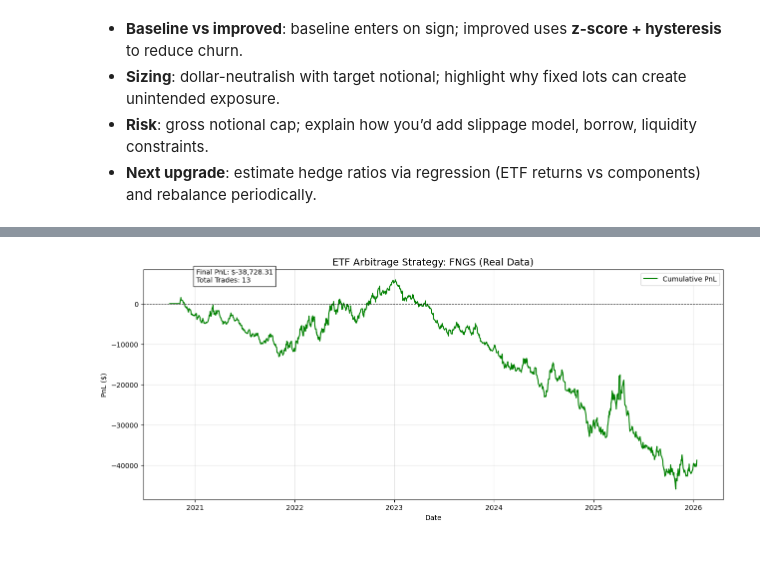
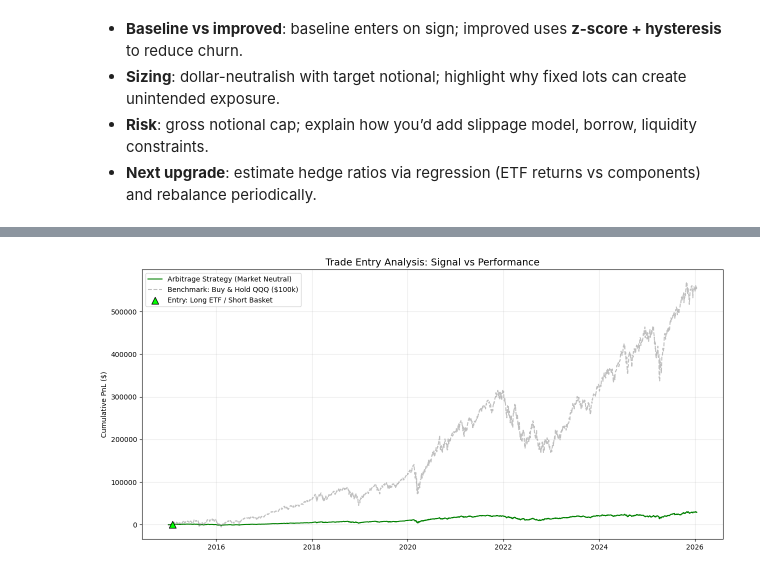
Before and after one commit to weiyuanoh/FYP, a Jupyter notebook: genk_etf_arbitrage_yfinance_demo.ipynb, the cells around one changed output, grey strips where cells are left out. Cells and saved outputs as stored; diff of their text form; code cells hidden in the pictures.

Commit message:
strategy comparisons

```diff
--- a/genk_etf_arbitrage_yfinance_demo.ipynb
+++ b/genk_etf_arbitrage_yfinance_demo.ipynb
@@ -25,8 +25,8 @@ import os
 ## 1) Download & cache data (yfinance)
 # %%
 # Configuration
-ETF_TICKER = "FNGS"  # FANG+ (proxy for 'FAANG' in the assignment)
-COMPONENTS = ['AAPL', 'META', 'GOOGL', 'AMZN', 'NFLX', 'NVDA', "AVGO", 'PLTR', 'CRWD', 'MSFT', 'NOW', "TSLA"] # FAANG constituents (Google as GOOGL, Facebook as META)
+ETF_TICKER = "QQQ"  # FANG+ (proxy for 'FAANG' in the assignment)
+COMPONENTS = ["NVDA","AAPL","MSFT","AMZN","TSLA","GOOGL","META","GOOG","AVGO","COST"] # FAANG constituents (Google as GOOGL, Facebook as META)
 ALL_TICKERS = [ETF_TICKER] + COMPONENTS
 
 START = "2020-01-01"
@@ -559,17 +559,16 @@ class TradingEngine:
 # ==========================================
 def get_aligned_market_data():
     """
-    Fetches FANG+ components and the FNGS ETF.
-    Automatically aligns dates to ensure no NaNs (e.g., waiting for PLTR IPO).
+    Fetches QQQ and its top components.
     """
     # Components + ETF (FNGS = MicroSectors FANG+ ETN)
-    tickers = ['AAPL', 'META', 'GOOGL', 'AMZN', 'NFLX', 'NVDA', "AVGO", 'PLTR', 'CRWD', 'MSFT', 'NOW', "TSLA"]
-    etf_ticker = 'FNGS'
+    tickers = ["NVDA","AAPL","MSFT","AMZN","TSLA","GOOGL","META","GOOG","AVGO","COST"]
+    etf_ticker = 'QQQ'
 
     print(f"Downloading data for {len(tickers)} stocks + {etf_ticker}...")
 
     # Download all
-    data = yf.download(tickers + [etf_ticker], start="2020-01-01", end=date.today(), progress=False)['Close']
+    data = yf.download(tickers + [etf_ticker], start="2015-01-01", end=date.today(), progress=False)['Close']
 
     # CRITICAL: Drop rows where ANY stock is missing.
     # This automatically finds the common start date (likely Sept 2020 due to PLTR).
@@ -644,6 +643,7 @@ def run_arbitrage_strategy(prices_df, engine, date):
 # ==========================================
 # A. Get Data
 df = get_aligned_market_data()
+print(df.head())
 
 # B. Initialize Engine
 engine = TradingEngine(commission_percentage=0.001) # 10bps commission
@@ -664,27 +664,53 @@ for d in dates:
 # ==========================================
 # 5. VISUALIZATION
 # ==========================================
-plt.figure(figsize=(15, 6))
+plt.figure(figsize=(15, 7))
 
-# Plot 1: PnL Curve
-plt.plot(dates, pnl_history, label='Cumulative PnL', color='green')
-plt.title('ETF Arbitrage Strategy: FNGS (Real Data)', fontsize=14)
-plt.ylabel('PnL ($)')
-plt.xlabel('Date')
-plt.axhline(0, color='black', linestyle='--', linewidth=0.8)
+# 1. Plot the PnL Curves
+plt.plot(dates, pnl_history, label='Arbitrage Strategy (Market Neutral)', color='green', linewidth=1.5)
+plt.plot(dates, benchmark_pnl, label='Benchmark: Buy & Hold QQQ ($100k)', color='gray', linestyle='--', alpha=0.5)
+
+# 2. Extract Trade Signals
+trades_df = pd.DataFrame(engine.history)
+if not trades_df.empty:
+    # Filter for ETF trades only to see the "Spread Direction"
+    etf_trades = trades_df[trades_df['ticker'] == 'ETF_PROXY']
+
+    # "BUY" ETF = Long Spread (Betting ETF will rise vs Basket)
+    buys = etf_trades[etf_trades['action'] == 'BUY']
+    # "SELL" ETF = Short Spread (Betting ETF will fall vs Basket)
+    sells = etf_trades[etf_trades['action'] == 'SELL']
+
+    # 3. Overlay Markers
+    # We use the PnL value at that date for the Y-coordinate
+    if not buys.empty:
+        buy_dates = pd.to_datetime(buys['date'])
+        # Get PnL values for these dates. We might need to map dates to indices if exact match fails
+        buy_y = [pnl_history[dates.get_loc(d)] for d in buy_dates if d in dates]
+        buy_x = [d for d in buy_dates if d in dates]
+
+        plt.scatter(buy_x, buy_y, marker='^', color='lime', s=100, edgecolors='black',
+                    label='Entry: Long ETF / Short Basket', zorder=5)
+
+    if not sells.empty:
+        sell_dates = pd.to_datetime(sells['date'])
+        sell_y = [pnl_history[dates.get_loc(d)] for d in sell_dates if d in dates]
+        sell_x = [d for d in sell_dates if d in dates]
+
+        plt.scatter(sell_x, sell_y, marker='v', color='red', s=100, edgecolors='black',
+                    label='Entry: Short ETF / Long Basket', zorder=5)
+
+# 4. Formatting
+plt.title('Trade Entry Analysis: Signal vs Performance', fontsize=14)
+plt.ylabel('Cumulative PnL ($)')
+plt.grid(True, alpha=0.3)
 plt.legend()
-plt.grid(True, alpha=0.3)
-
-# Add Text Stats
-final_pnl = pnl_history[-1]
-total_trades = len(engine.history)                  q
-plt.text(dates[int(len(dates)*0.05)], max(pnl_history)*0.9,
-         f"Final PnL: ${final_pnl:,.2f}\nTotal Trades: {total_trades}",
-         bbox=dict(facecolor='white', alpha=0.8))
-
 plt.show()
 
-# Print Detailed Stats
-print(f"Final PnL: ${final_pnl:,.2f}")
-print(f"Avg PnL per Trade: ${final_pnl/total_trades:,.2f}" if total_trades > 0 else "No Trades")
+# 5. Diagnostic Print
+if not trades_df.empty:
+    print(f"Total Trades: {len(trades_df)}")
+    print(f"Directional Flips (ETF Trades): {len(etf_trades)}")
+else:
+    print("No trades executed. Check thresholds.")
 # %% [output]
@@ -694,2 +735,2 @@ Total Trading Days: 1329
 Running Backtest...
-[figure, old version]
+[figure, new version]
```
Also changed, not shown: parts of 6 cells of this notebook, 4 other files.
